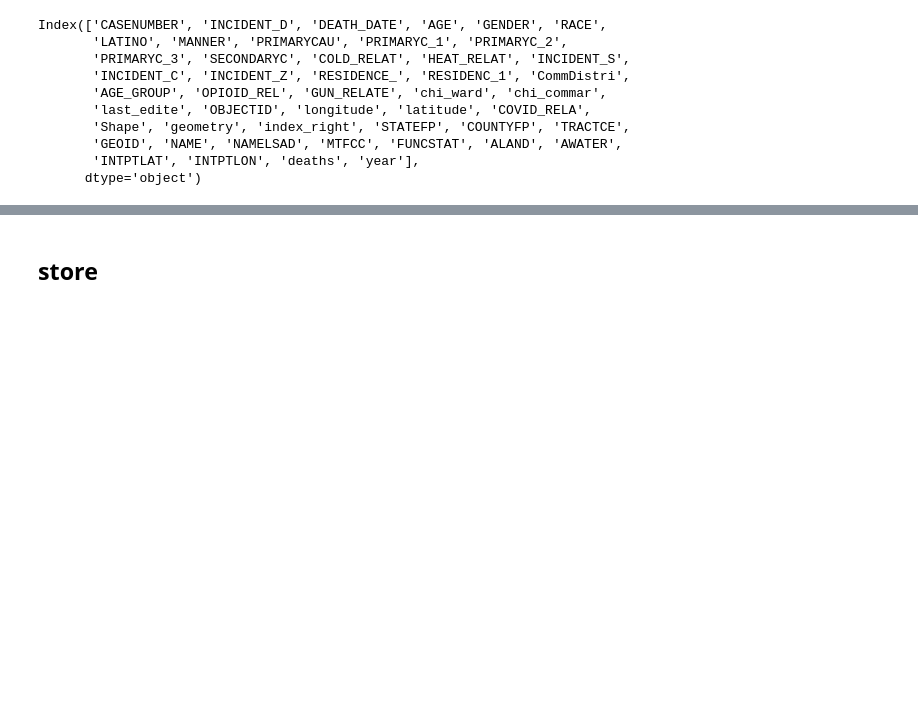
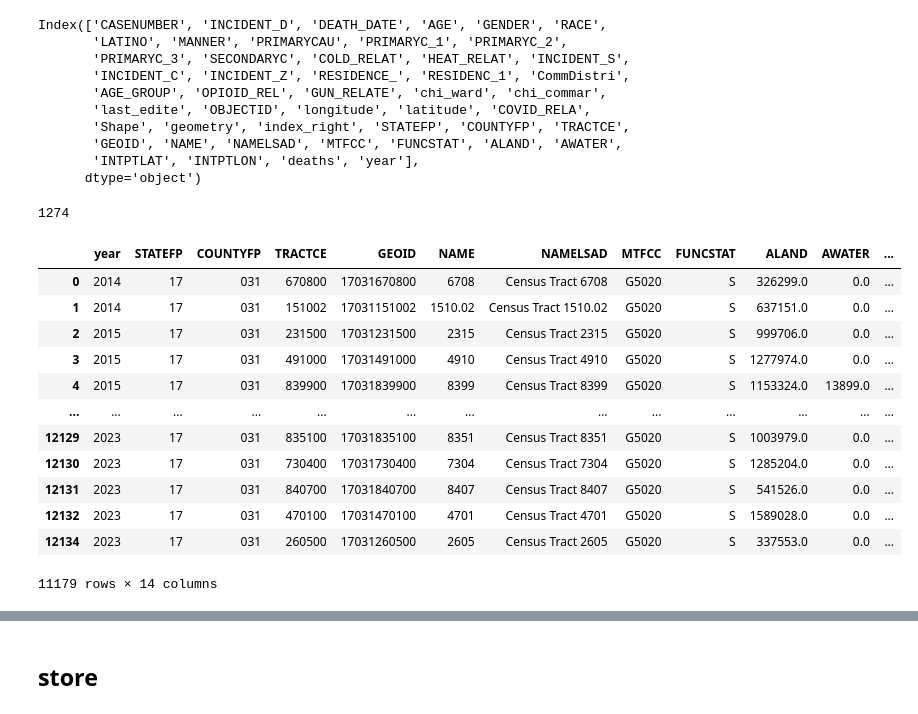
Before and after one commit to tufts-ml/opioid-overdose-models, a Jupyter notebook: cook-county/cook-county-intro.ipynb, the cells around one changed output, grey strips where cells are left out. Saved outputs shown, nothing was run; the diff lists cells and outputs as text; code cells hidden in the pictures; blank space fills up the shorter version.

```diff
--- a/cook-county/cook-county-intro.ipynb
+++ b/cook-county/cook-county-intro.ipynb
@@ -158,0 +159,20 @@ cook_county_gdf = cook_county_gdf.loc[:, ['year', 'STATEFP', 'COUNTYFP', 'TRACTC
+# %%
+cook_county_gdf['GEOID'].nunique()
+# %% [output]
+1274
+# %%
+cook_county_gdf
+# %% [output]
+|  | year | STATEFP | COUNTYFP | TRACTCE | GEOID | NAME | NAMELSAD | MTFCC | FUNCSTAT | ALAND | AWATER | ... |
+| 0 | 2014 | 17 | 031 | 670800 | 17031670800 | 6708 | Census Tract 6708 | G5020 | S | 326299.0 | 0.0 | ... |
+| 1 | 2014 | 17 | 031 | 151002 | 17031151002 | 1510.02 | Census Tract 1510.02 | G5020 | S | 637151.0 | 0.0 | ... |
+| 2 | 2015 | 17 | 031 | 231500 | 17031231500 | 2315 | Census Tract 2315 | G5020 | S | 999706.0 | 0.0 | ... |
+| 3 | 2015 | 17 | 031 | 491000 | 17031491000 | 4910 | Census Tract 4910 | G5020 | S | 1277974.0 | 0.0 | ... |
+| 4 | 2015 | 17 | 031 | 839900 | 17031839900 | 8399 | Census Tract 8399 | G5020 | S | 1153324.0 | 13899.0 | ... |
+| ... | ... | ... | ... | ... | ... | ... | ... | ... | ... | ... | ... | ... |
+| 12129 | 2023 | 17 | 031 | 835100 | 17031835100 | 8351 | Census Tract 8351 | G5020 | S | 1003979.0 | 0.0 | ... |
+| 12130 | 2023 | 17 | 031 | 730400 | 17031730400 | 7304 | Census Tract 7304 | G5020 | S | 1285204.0 | 0.0 | ... |
+| 12131 | 2023 | 17 | 031 | 840700 | 17031840700 | 8407 | Census Tract 8407 | G5020 | S | 541526.0 | 0.0 | ... |
+| 12132 | 2023 | 17 | 031 | 470100 | 17031470100 | 4701 | Census Tract 4701 | G5020 | S | 1589028.0 | 0.0 | ... |
+| 12134 | 2023 | 17 | 031 | 260500 | 17031260500 | 2605 | Census Tract 2605 | G5020 | S | 337553.0 | 0.0 | ... |
+11179 rows × 14 columns
```
Also changed, not shown: parts of 8 cells of this notebook, 1 other file.
